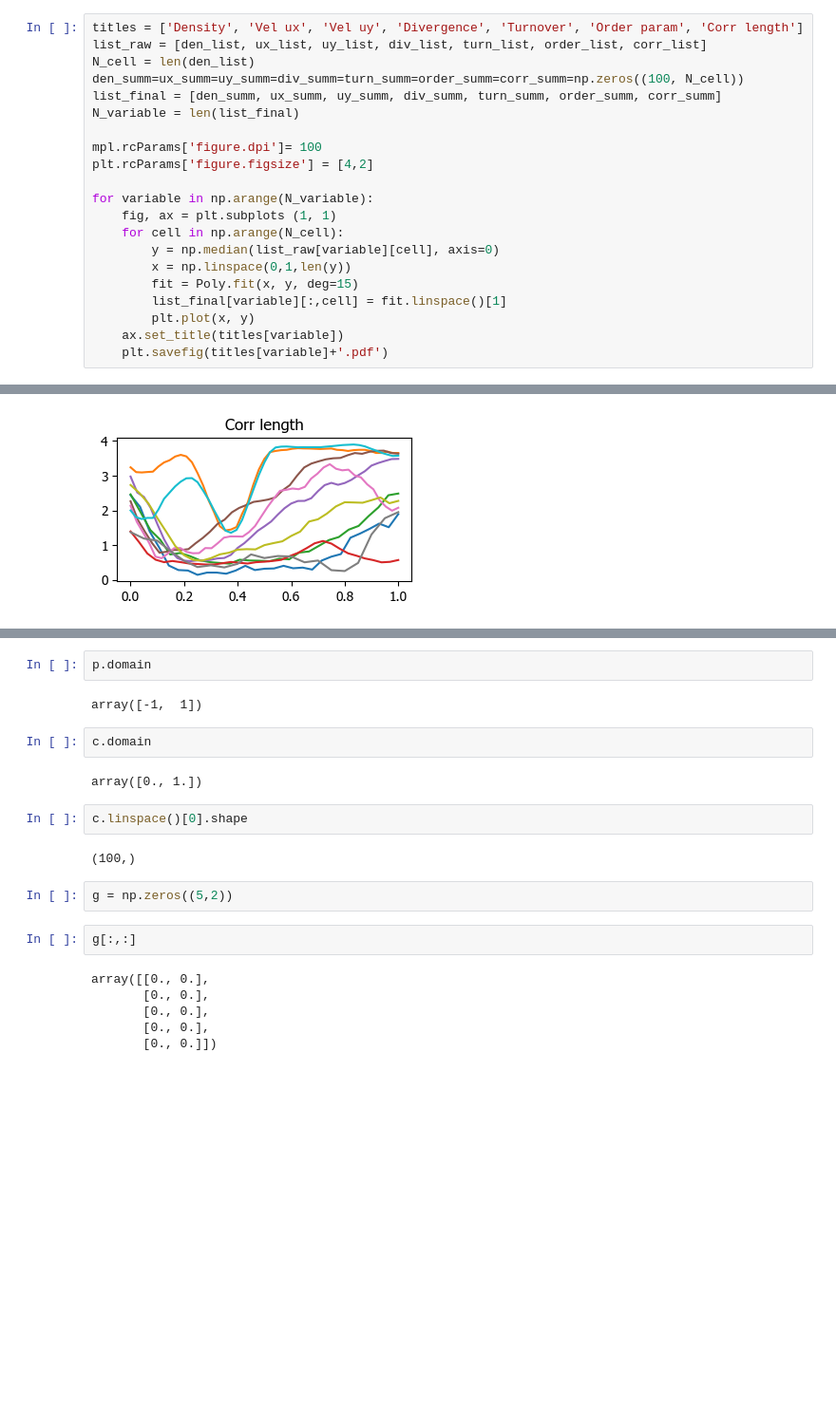
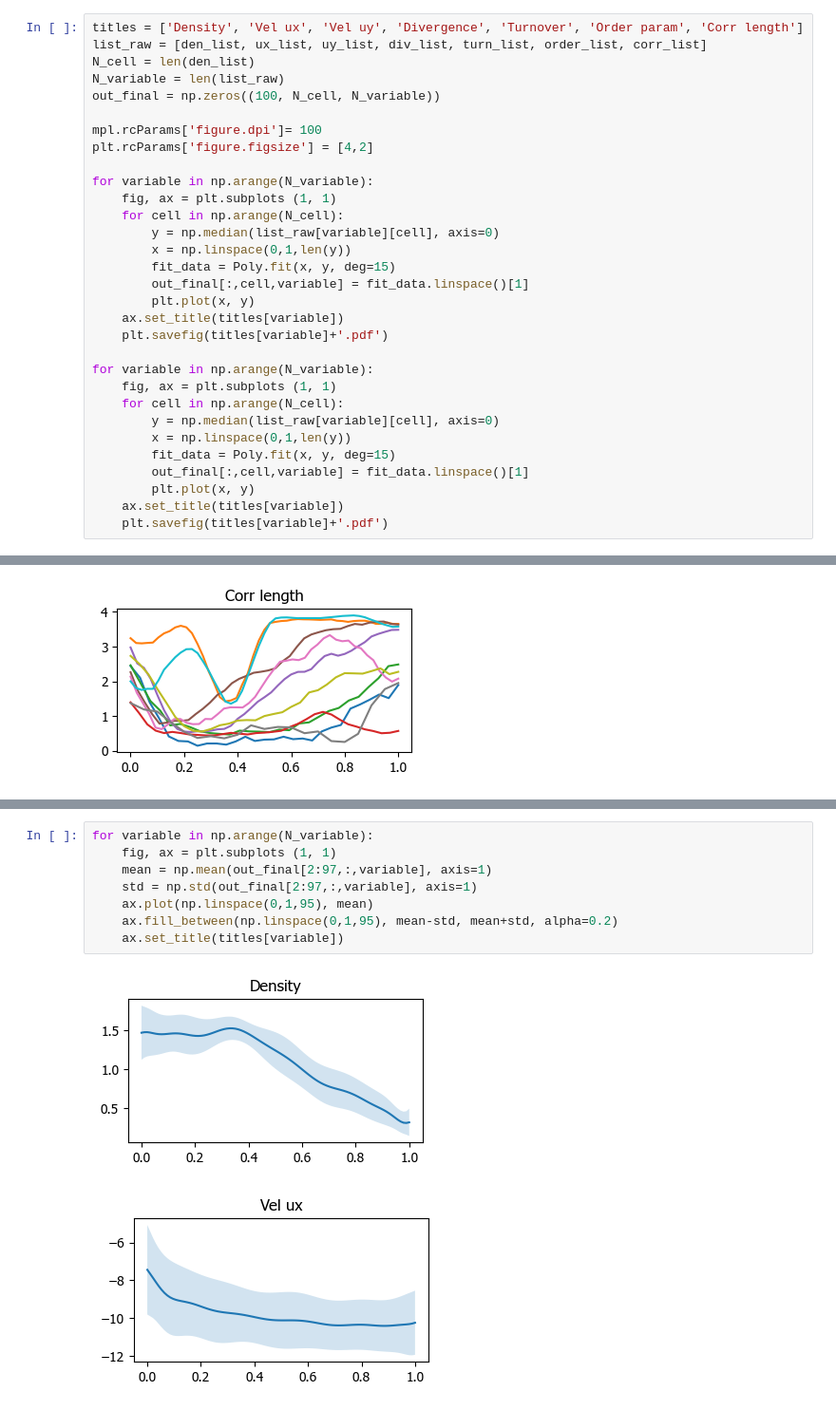
Before and after one commit to juanmagararc/PIV_plotter, a Jupyter notebook: modular_PIV_reader.ipynb, the cells around one changed output, grey strips where cells are left out. Shown at 95% size. Saved outputs shown, nothing was run; the diff lists cells and outputs as text; blank space fills up the shorter version.

```diff
--- a/modular_PIV_reader.ipynb
+++ b/modular_PIV_reader.ipynb
@@ -374,9 +374,8 @@ for datafolder in glob("input\\*"):
 titles = ['Density', 'Vel ux', 'Vel uy', 'Divergence', 'Turnover', 'Order param', 'Corr length']
 list_raw = [den_list, ux_list, uy_list, div_list, turn_list, order_list, corr_list]
 N_cell = len(den_list)
-den_summ=ux_summ=uy_summ=div_summ=turn_summ=order_summ=corr_summ=np.zeros((100, N_cell))
-list_final = [den_summ, ux_summ, uy_summ, div_summ, turn_summ, order_summ, corr_summ]
-N_variable = len(list_final)
+N_variable = len(list_raw)
+out_final = np.zeros((100, N_cell, N_variable))
 
 mpl.rcParams['figure.dpi']= 100
 plt.rcParams['figure.figsize'] = [4,2]
@@ -386,11 +385,22 @@ for variable in np.arange(N_variable):
     for cell in np.arange(N_cell):
         y = np.median(list_raw[variable][cell], axis=0)
         x = np.linspace(0,1,len(y))
-        fit = Poly.fit(x, y, deg=15)
-        list_final[variable][:,cell] = fit.linspace()[1]
+        fit_data = Poly.fit(x, y, deg=15)
+        out_final[:,cell,variable] = fit_data.linspace()[1]
         plt.plot(x, y)
     ax.set_title(titles[variable])
     plt.savefig(titles[variable]+'.pdf')
+
+for variable in np.arange(N_variable):
+    fig, ax = plt.subplots (1, 1)
+    for cell in np.arange(N_cell):
+        y = np.median(list_raw[variable][cell], axis=0)
+        x = np.linspace(0,1,len(y))
+        fit_data = Poly.fit(x, y, deg=15)
+        out_final[:,cell,variable] = fit_data.linspace()[1]
+        plt.plot(x, y)
+    ax.set_title(titles[variable])
+    plt.savefig(titles[variable]+'.pdf')
 # %% [output]
 [figure]
 [figure]
@@ -432,22 +412,11 @@ $x \mapsto \text{1.0} + \text{2.0}\,x + \text{3.0}\,x^{2}$
-# %%
-p.domain
-# %% [output]
-array([-1,  1])
-# %%
-c.domain
-# %% [output]
-array([0., 1.])
-# %%
-c.linspace()[0].shape
-# %% [output]
-(100,)
-# %%
-g = np.zeros((5,2))
-# %%
-g[:,:]
-# %% [output]
-array([[0., 0.],
-       [0., 0.],
-       [0., 0.],
-       [0., 0.],
-       [0., 0.]])
+# %%
+for variable in np.arange(N_variable):
+    fig, ax = plt.subplots (1, 1)
+    mean = np.mean(out_final[2:97,:,variable], axis=1)
+    std = np.std(out_final[2:97,:,variable], axis=1)
+    ax.plot(np.linspace(0,1,95), mean)
+    ax.fill_between(np.linspace(0,1,95), mean-std, mean+std, alpha=0.2)
+    ax.set_title(titles[variable])
+# %% [output]
+[figure, added]
+[figure, added]
```
Also changed, not shown: parts of 6 cells of this notebook.
